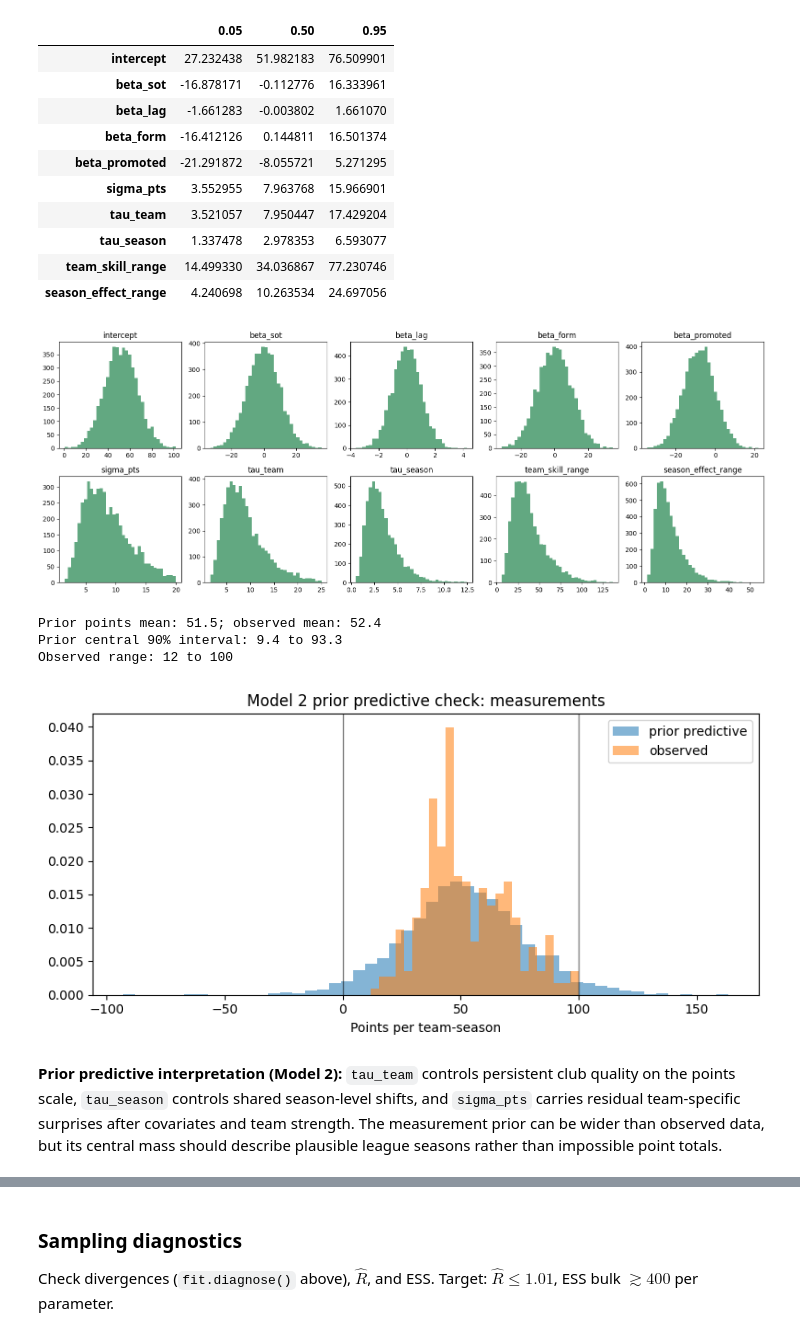
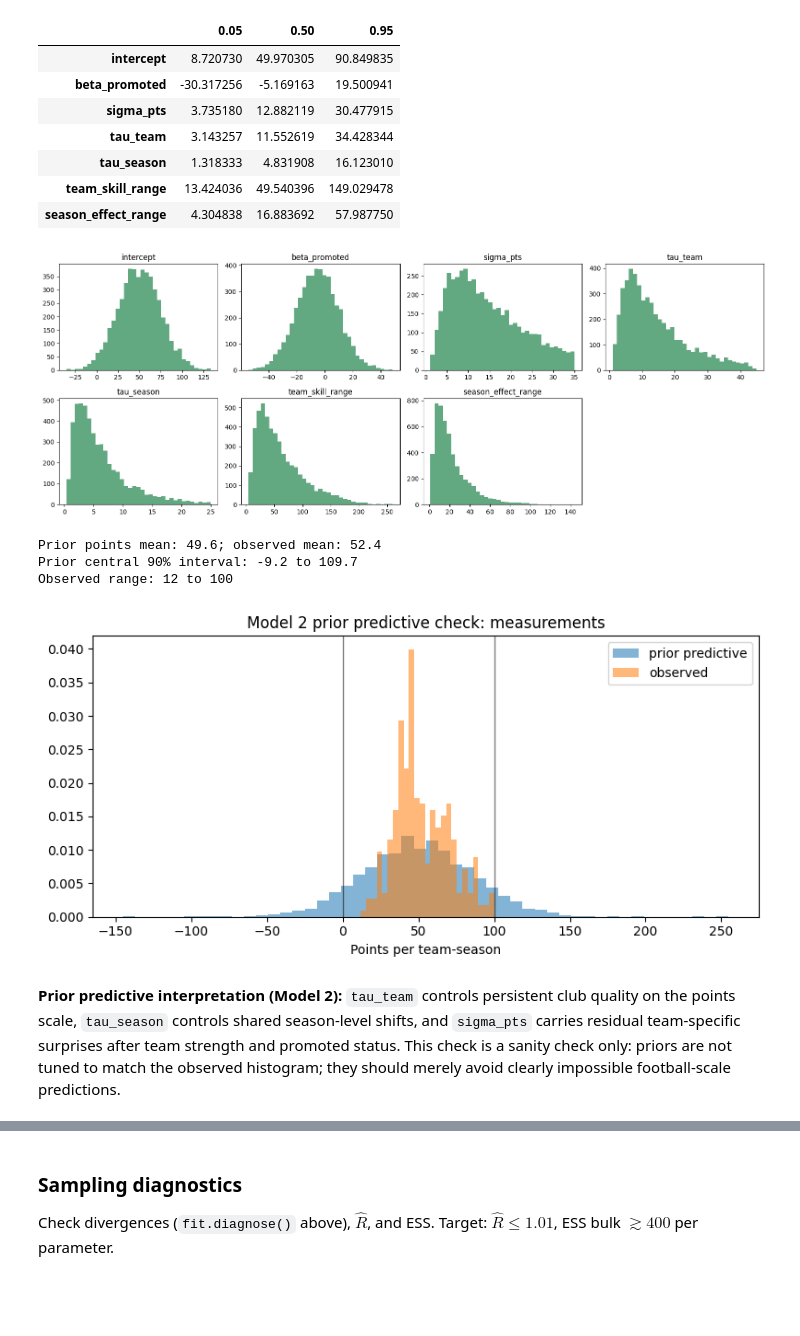
Before and after one commit to Geq0nek/DA_Project, a Jupyter notebook: 03_model2_hierarchical_team.ipynb, the cells around one changed output, grey strips where cells are left out. Saved outputs shown, nothing was run; the diff lists cells and outputs as text; code cells hidden in the pictures; blank space fills up the shorter version.

```diff
--- a/03_model2_hierarchical_team.ipynb
+++ b/03_model2_hierarchical_team.ipynb
@@ -129,15 +126,12 @@ def rtrunc_normal(mean, sd, lower=-np.inf, upper=np.inf, size=1):
             filled += take
     return out
 
-intercept_p = rng.normal(52, 15, n_prior)
-beta_sot_p = rng.normal(0, 10, n_prior)
-beta_lag_p = rng.normal(0, 1, n_prior)
-beta_form_p = rng.normal(0, 10, n_prior)
-beta_promoted_p = rng.normal(-8, 8, n_prior)
+intercept_p = rng.normal(50, 25, n_prior)
+beta_promoted_p = rng.normal(-5, 15, n_prior)
 
-sigma_p = np.exp(rtrunc_normal(np.log(8), 0.5, lower=np.log(0.5), upper=np.log(20), size=n_prior))
-tau_team_p = np.exp(rtrunc_normal(np.log(8), 0.5, lower=np.log(1), upper=np.log(25), size=n_prior))
-tau_season_p = np.exp(rtrunc_normal(np.log(3), 0.5, lower=np.log(0.25), upper=np.log(15), size=n_prior))
+sigma_p = np.exp(rtrunc_normal(np.log(15), 0.8, lower=np.log(1), upper=np.log(35), size=n_prior))
+tau_team_p = np.exp(rtrunc_normal(np.log(12), 0.8, lower=np.log(0.5), upper=np.log(45), size=n_prior))
+tau_season_p = np.exp(rtrunc_normal(np.log(5), 0.8, lower=np.log(0.25), upper=np.log(25), size=n_prior))
 team_skill_z = rng.normal(0, 1, (n_prior, T))
 team_skill_z -= team_skill_z.mean(axis=1, keepdims=True)
 team_skill = tau_team_p[:, None] * team_skill_z
@@ -147,9 +141,6 @@ season_effect = tau_season_p[:, None] * season_effect_z
 
 prior_params = pd.DataFrame({
     "intercept": intercept_p,
-    "beta_sot": beta_sot_p,
-    "beta_lag": beta_lag_p,
-    "beta_form": beta_form_p,
     "beta_promoted": beta_promoted_p,
     "sigma_pts": sigma_p,
     "tau_team": tau_team_p,
@@ -159,63 +150,66 @@ prior_params = pd.DataFrame({
 })
 display(prior_params.quantile([0.05, 0.5, 0.95]).T)
 
-fig, axes = plt.subplots(2, 5, figsize=(16, 6))
-for ax, col in zip(axes.ravel(), prior_params.columns):
+n_params = len(prior_params.columns)
+n_cols = 4
+n_rows = int(np.ceil(n_params / n_cols))
+fig, axes = plt.subplots(n_rows, n_cols, figsize=(4 * n_cols, 3 * n_rows))
+axes = np.atleast_1d(axes).ravel()
+
+for ax, col in zip(axes, prior_params.columns):
     ax.hist(prior_params[col], bins=35, color="seagreen", alpha=0.75)
     ax.set_title(col)
+
+for ax in axes[n_params:]:
+    ax.remove()
+
 plt.tight_layout()
 plt.show()
 
 # Measurement prior predictive: sample actual design rows, but draw parameters from prior.
 idx = rng.integers(0, stan_data["N"], size=3000)
 draw = rng.integers(0, n_prior, size=3000)
 teams = np.asarray(stan_data["team"])[idx] - 1
 seasons = np.asarray(stan_data["season"])[idx] - 1
 
 skill_obs_prior = team_skill[draw, teams] + season_effect[draw, seasons]
 mu_prior = (
     intercept_p[draw]
     + skill_obs_prior
-    + beta_sot_p[draw] * np.asarray(stan_data["sot_diff_pg"])[idx]
-    + beta_lag_p[draw] * np.asarray(stan_data["pts_lag1"])[idx]
-    + beta_form_p[draw] * np.asarray(stan_data["ppg_last10"])[idx]
     + beta_promoted_p[draw] * np.asarray(stan_data["is_promoted"])[idx]
 )
 pts_prior = mu_prior + sigma_p[draw] * rng.standard_t(nu_prior, size=len(draw))
 
 print(f"Prior points mean: {pts_prior.mean():.1f}; observed mean: {np.mean(stan_data['pts']):.1f}")
 print(f"Prior central 90% interval: {np.quantile(pts_prior, 0.05):.1f} to {np.quantile(pts_prior, 0.95):.1f}")
 print(f"Observed range: {np.min(stan_data['pts']):.0f} to {np.max(stan_data['pts']):.0f}")
 
 plt.figure(figsize=(8, 4))
 plt.hist(pts_prior, bins=50, density=True, alpha=0.55, label="prior predictive")
 plt.hist(stan_data["pts"], bins=25, density=True, alpha=0.55, label="observed")
 plt.axvline(0, color="black", lw=1, alpha=0.5)
 plt.axvline(100, color="black", lw=1, alpha=0.5)
 plt.xlabel("Points per team-season")
 plt.title("Model 2 prior predictive check: measurements")
 plt.legend()
 plt.tight_layout()
 plt.show()
 # %% [output]
 |  | 0.05 | 0.50 | 0.95 |
-| intercept | 27.232438 | 51.982183 | 76.509901 |
-| beta_sot | -16.878171 | -0.112776 | 16.333961 |
-| beta_lag | -1.661283 | -0.003802 | 1.661070 |
-| beta_form | -16.412126 | 0.144811 | 16.501374 |
-| beta_promoted | -21.291872 | -8.055721 | 5.271295 |
-| sigma_pts | 3.552955 | 7.963768 | 15.966901 |
-| tau_team | 3.521057 | 7.950447 | 17.429204 |
-| tau_season | 1.337478 | 2.978353 | 6.593077 |
-| team_skill_range | 14.499330 | 34.036867 | 77.230746 |
-| season_effect_range | 4.240698 | 10.263534 | 24.697056 |
+| intercept | 8.720730 | 49.970305 | 90.849835 |
+| beta_promoted | -30.317256 | -5.169163 | 19.500941 |
+| sigma_pts | 3.735180 | 12.882119 | 30.477915 |
+| tau_team | 3.143257 | 11.552619 | 34.428344 |
+| tau_season | 1.318333 | 4.831908 | 16.123010 |
+| team_skill_range | 13.424036 | 49.540396 | 149.029478 |
+| season_effect_range | 4.304838 | 16.883692 | 57.987750 |
-[figure, old version]
+[figure, new version]
-Prior points mean: 51.5; observed mean: 52.4
-Prior central 90% interval: 9.4 to 93.3
+Prior points mean: 49.6; observed mean: 52.4
+Prior central 90% interval: -9.2 to 109.7
 Observed range: 12 to 100
-[figure, old version]
+[figure, new version]
 # %% [markdown]
-**Prior predictive interpretation (Model 2):** `tau_team` controls persistent club quality on the points scale, `tau_season` controls shared season-level shifts, and `sigma_pts` carries residual team-specific surprises after covariates and team strength. The measurement prior can be wider than observed data, but its central mass should describe plausible league seasons rather than impossible point totals.
+**Prior predictive interpretation (Model 2):** `tau_team` controls persistent club quality on the points scale, `tau_season` controls shared season-level shifts, and `sigma_pts` carries residual team-specific surprises after team strength and promoted status. This check is a sanity check only: priors are not tuned to match the observed histogram; they should merely avoid clearly impossible football-scale predictions.
 # %%
 model = CmdStanModel(stan_file="stan/team_hierarchical.stan")
 fit = model.sample(
```
Also changed, not shown: parts of 14 cells of this notebook, 7 other files.
